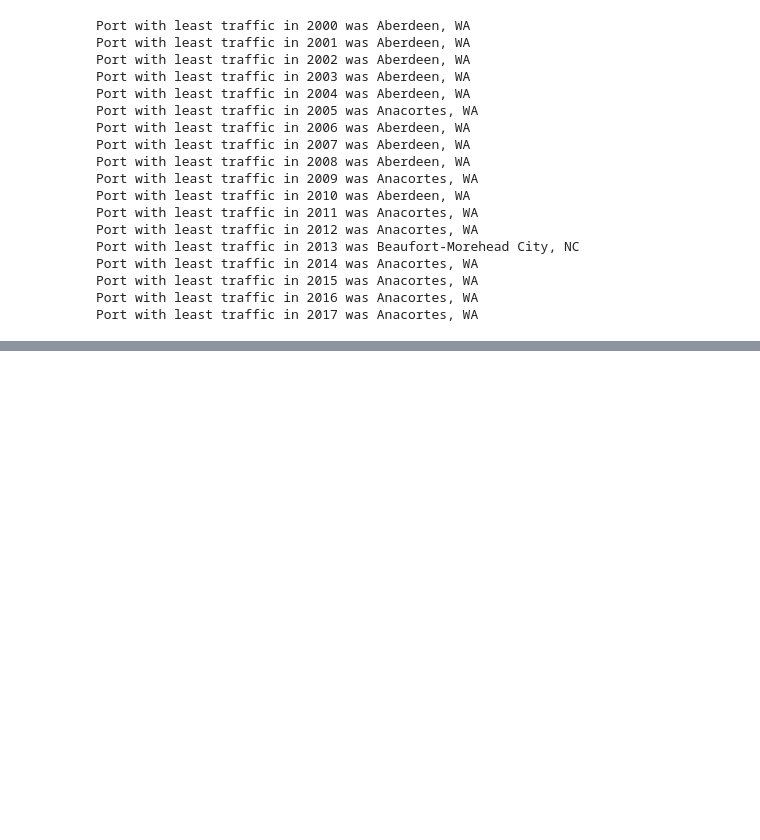
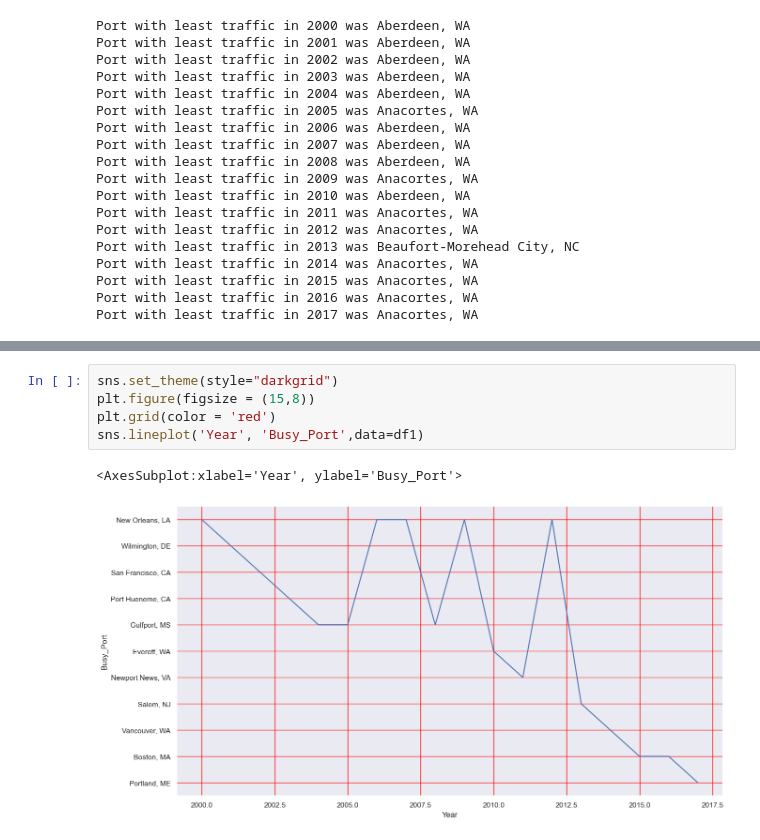
Before and after one commit to gezish/create_sense, a Jupyter notebook: Visualization-EDA.ipynb, the cells around one changed output, grey strips where cells are left out. Drawn from its saved outputs; the diff is of its cells as text; blank space fills up the shorter version.

```diff
--- a/Visualization-EDA.ipynb
+++ b/Visualization-EDA.ipynb
@@ -203,0 +219,8 @@ AttributeError: 'function' object has no attribute 'sum'
+# %%
+sns.set_theme(style="darkgrid")
+plt.figure(figsize = (15,8))
+plt.grid(color = 'red')
+sns.lineplot('Year', 'Busy_Port',data=df1)
+# %% [output]
+<AxesSubplot:xlabel='Year', ylabel='Busy_Port'>
+[figure, added]
```
Also changed, not shown: parts of 8 cells of this notebook.
